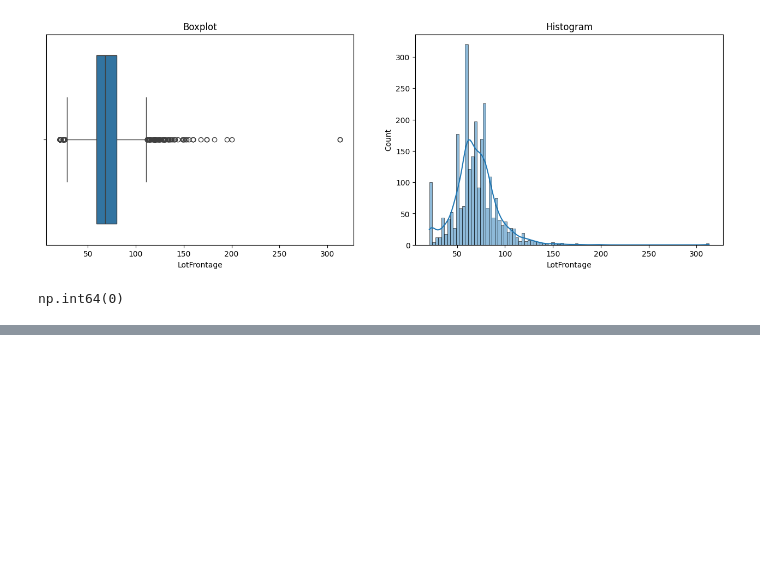
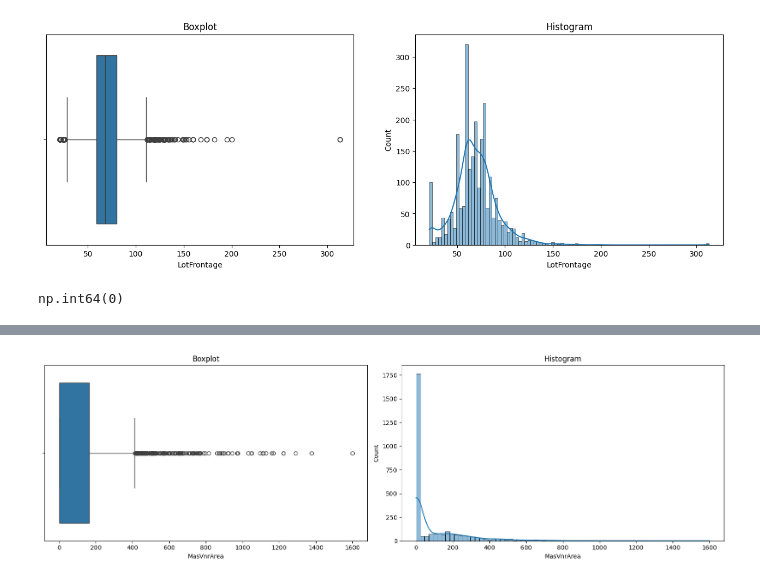
Before and after one commit to HarshRaut9945/House-Price-Prediction-Regression-Project, a Jupyter notebook: data.ipynb, the cells around one changed output, grey strips where cells are left out. Cells and saved outputs as stored; diff of their text form; code cells hidden in the pictures; blank space fills up the shorter version.

```diff
--- a/data.ipynb
+++ b/data.ipynb
@@ -422,0 +563,4 @@ np.int64(0)
+# %%
+boxHisplot(df['MasVnrArea'])
+# %% [output]
+[figure, added]
```
Also changed, not shown: parts of 37 cells of this notebook.
